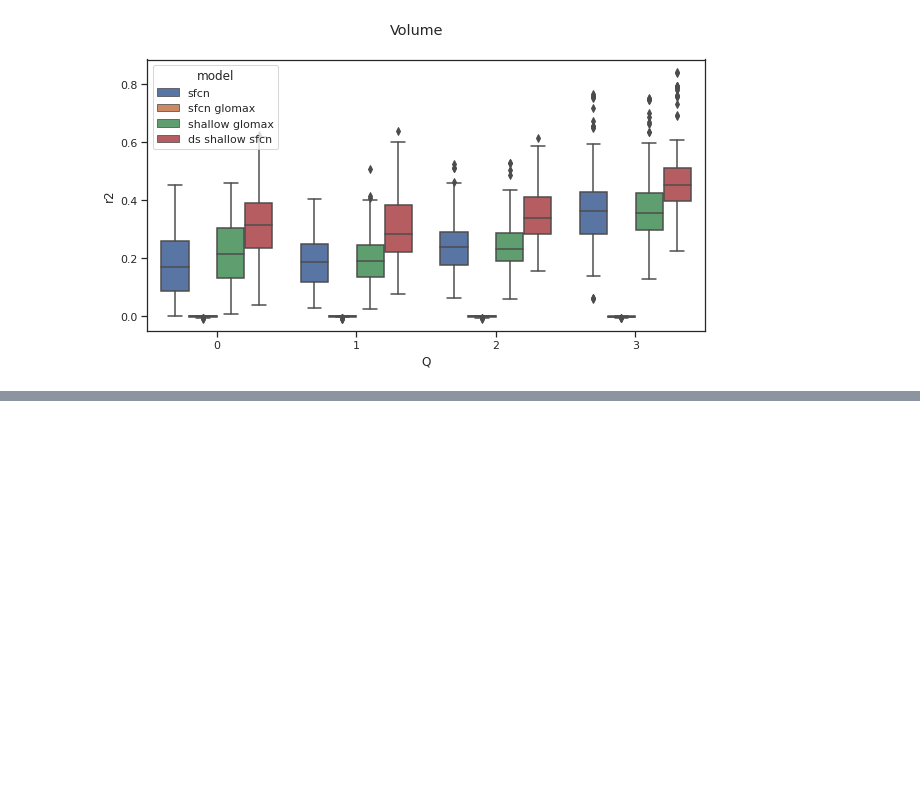
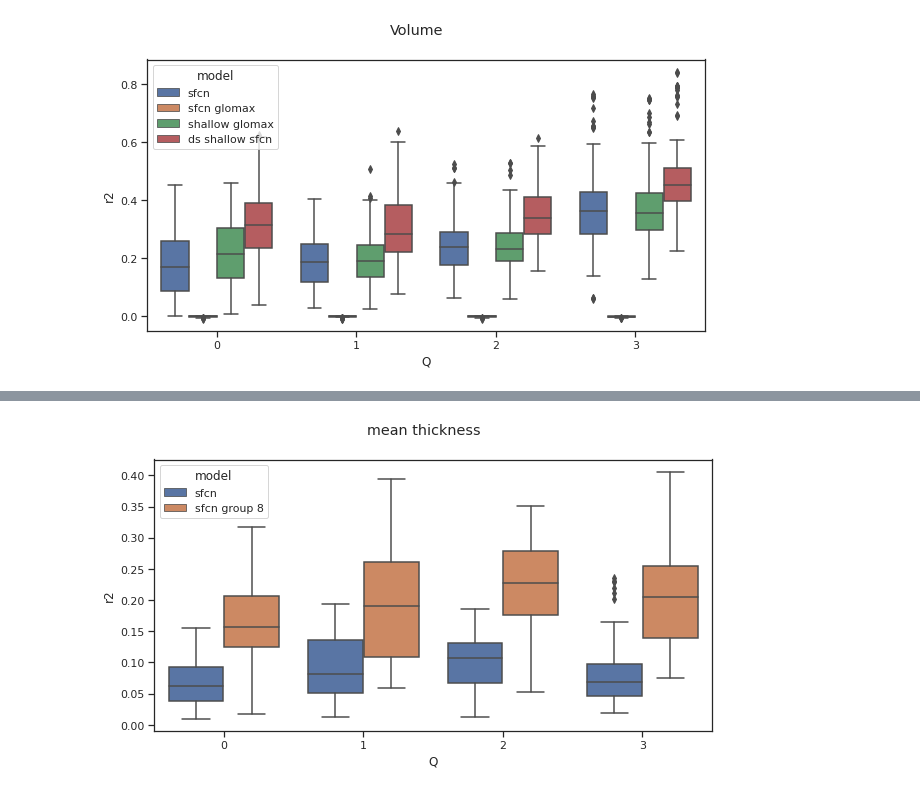
Before and after one commit to bramantyois/brain_idp_cnn, a Jupyter notebook: results/scratches.ipynb, the cells around one changed output, grey strips where cells are left out. Drawn from its saved outputs; the diff is of its cells as text; code cells hidden in the pictures; blank space fills up the shorter version.

```diff
--- a/results/scratches.ipynb
+++ b/results/scratches.ipynb
@@ -376 +380,5 @@ a = boxplot([sfcn, sfcn_norm8], [ 'sfcn', 'sfcn group norm 8'], group='area')
+# %%
+a = boxplot([sfcn, sfcn_norm8], [ 'sfcn', 'sfcn group 8'], group='mean thickness', title='mean thickness')
+# %% [output]
+[figure, added]
 # %%
```
Also changed, not shown: parts of 6 cells of this notebook, 9 other files.
